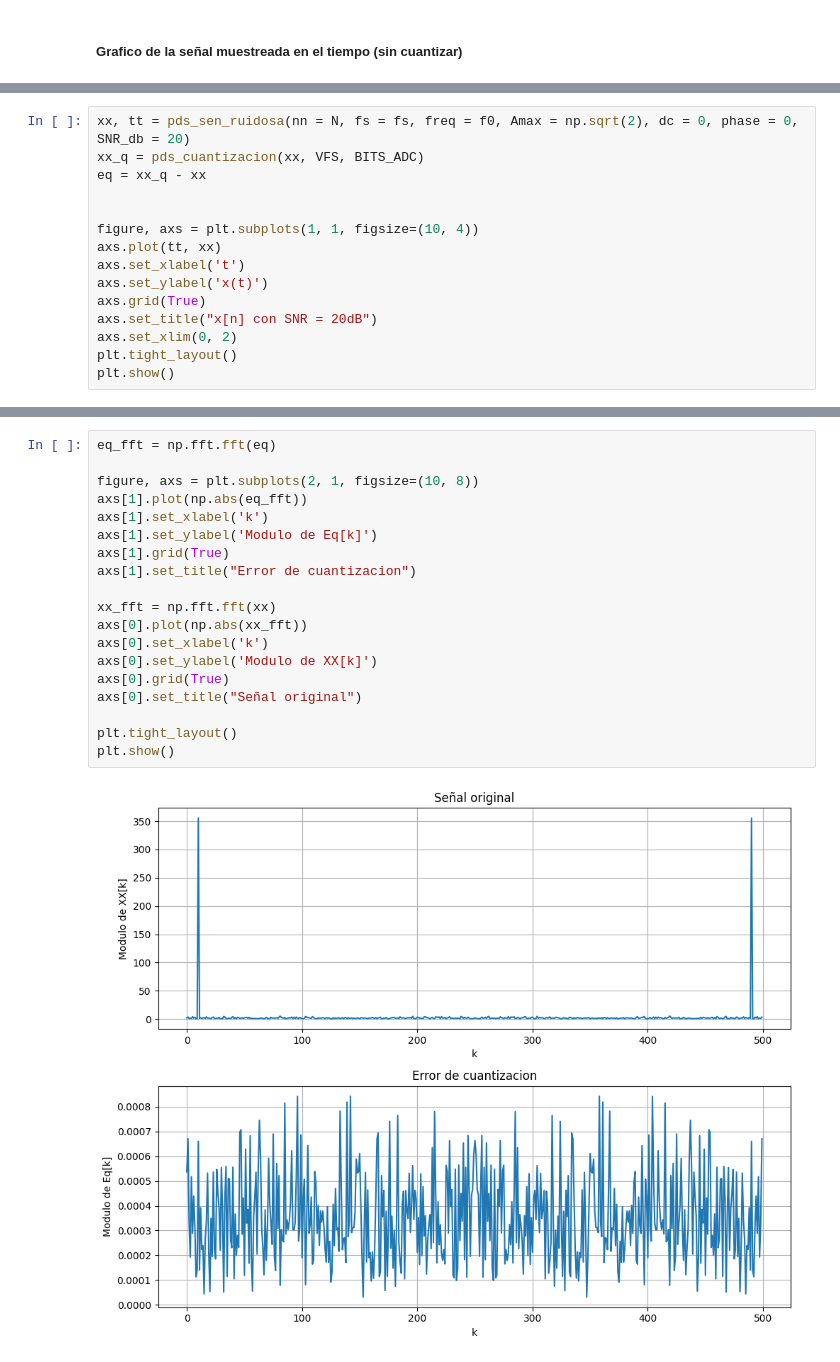
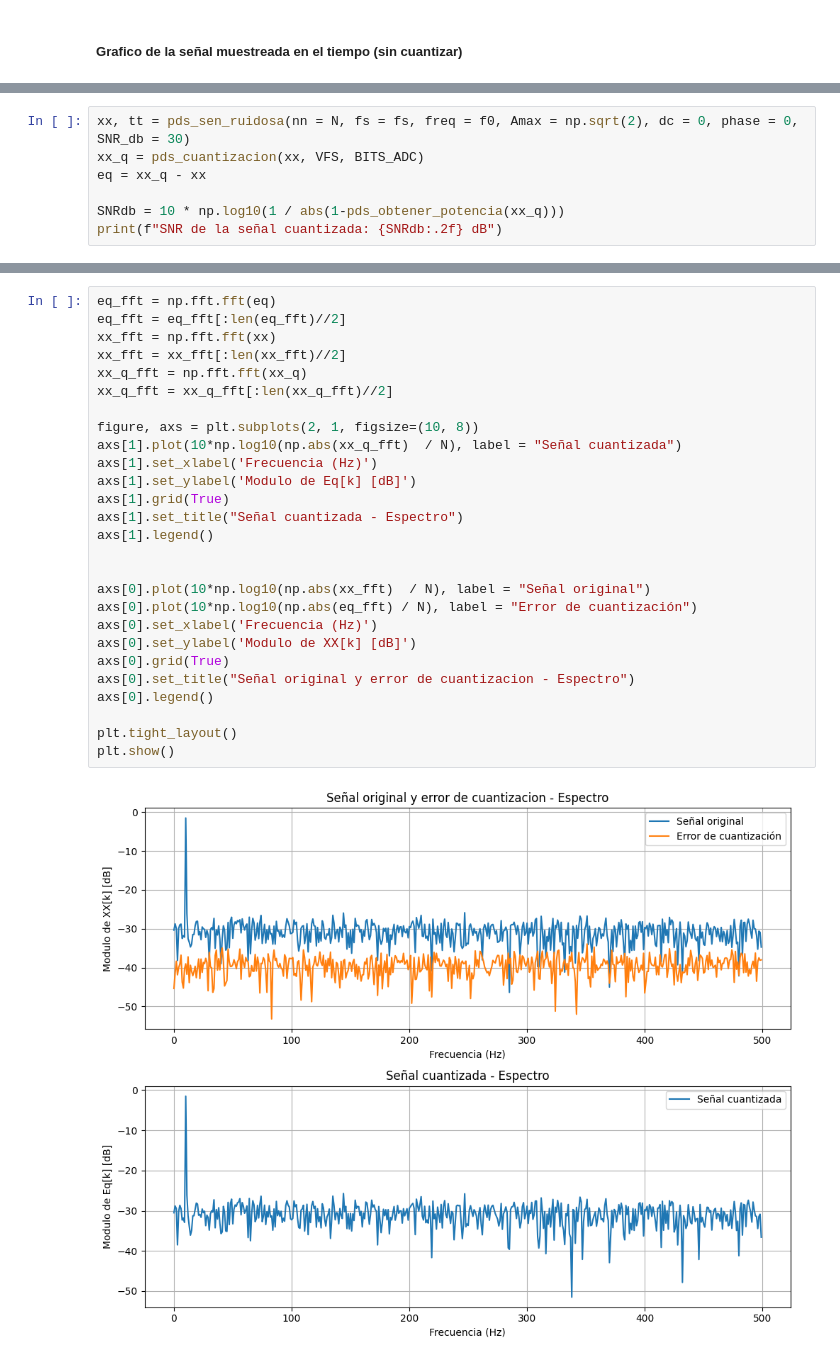
Before and after one commit to tomzuran/PDS2026, a Jupyter notebook: cuantizacion.ipynb, the cells around one changed output, grey strips where cells are left out. Cells and saved outputs as stored; diff of their text form.

```diff
--- a/cuantizacion.ipynb
+++ b/cuantizacion.ipynb
@@ -173,16 +272,8 @@ Podemos hacer que la señal sea "menos correlada" agregandole ruido AWGN a nuest
 # %%
-xx, tt = pds_sen_ruidosa(nn = N, fs = fs, freq = f0, Amax = np.sqrt(2), dc = 0, phase = 0, SNR_db = 20)
+xx, tt = pds_sen_ruidosa(nn = N, fs = fs, freq = f0, Amax = np.sqrt(2), dc = 0, phase = 0, SNR_db = 30)
 xx_q = pds_cuantizacion(xx, VFS, BITS_ADC)
 eq = xx_q - xx
 
-
-figure, axs = plt.subplots(1, 1, figsize=(10, 4))
-axs.plot(tt, xx)
-axs.set_xlabel('t')
-axs.set_ylabel('x(t)')
-axs.grid(True)
-axs.set_title("x[n] con SNR = 20dB")
-axs.set_xlim(0, 2)
-plt.tight_layout()
-plt.show()
+SNRdb = 10 * np.log10(1 / abs(1-pds_obtener_potencia(xx_q)))
+print(f"SNR de la señal cuantizada: {SNRdb:.2f} dB")
 # %% [output]
@@ -206,21 +374,29 @@ Minimo error: -0.50*q
 # %%
 eq_fft = np.fft.fft(eq)
+eq_fft = eq_fft[:len(eq_fft)//2]
+xx_fft = np.fft.fft(xx)
+xx_fft = xx_fft[:len(xx_fft)//2]
+xx_q_fft = np.fft.fft(xx_q)
+xx_q_fft = xx_q_fft[:len(xx_q_fft)//2]
 
 figure, axs = plt.subplots(2, 1, figsize=(10, 8))
-axs[1].plot(np.abs(eq_fft))
-axs[1].set_xlabel('k')
-axs[1].set_ylabel('Modulo de Eq[k]')
+axs[1].plot(10*np.log10(np.abs(xx_q_fft)  / N), label = "Señal cuantizada")
+axs[1].set_xlabel('Frecuencia (Hz)')
+axs[1].set_ylabel('Modulo de Eq[k] [dB]')
 axs[1].grid(True)
-axs[1].set_title("Error de cuantizacion")
+axs[1].set_title("Señal cuantizada - Espectro")
+axs[1].legend()
 
-xx_fft = np.fft.fft(xx)
-axs[0].plot(np.abs(xx_fft))
-axs[0].set_xlabel('k')
-axs[0].set_ylabel('Modulo de XX[k]')
+
+axs[0].plot(10*np.log10(np.abs(xx_fft)  / N), label = "Señal original")
+axs[0].plot(10*np.log10(np.abs(eq_fft) / N), label = "Error de cuantización")
+axs[0].set_xlabel('Frecuencia (Hz)')
+axs[0].set_ylabel('Modulo de XX[k] [dB]')
 axs[0].grid(True)
-axs[0].set_title("Señal original")
+axs[0].set_title("Señal original y error de cuantizacion - Espectro")
+axs[0].legend()
 
 plt.tight_layout()
 plt.show()
 # %% [output]
-[figure, old version]
+[figure, new version]
```
Also changed, not shown: parts of 47 cells of this notebook.
